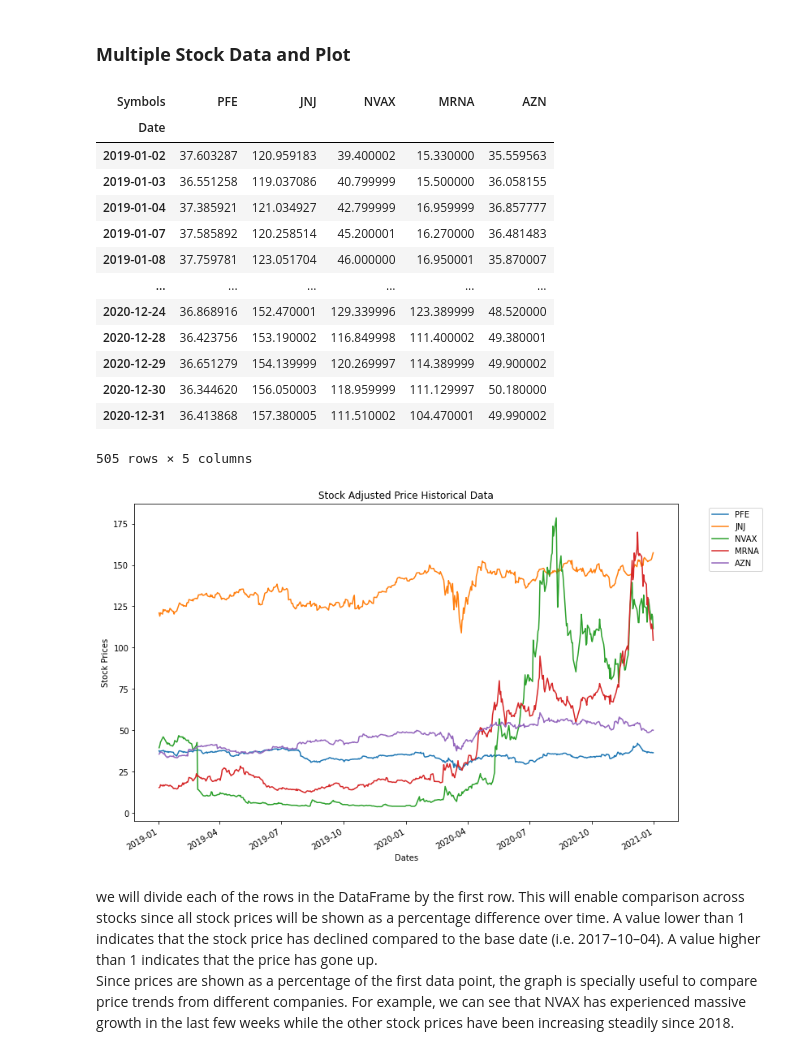
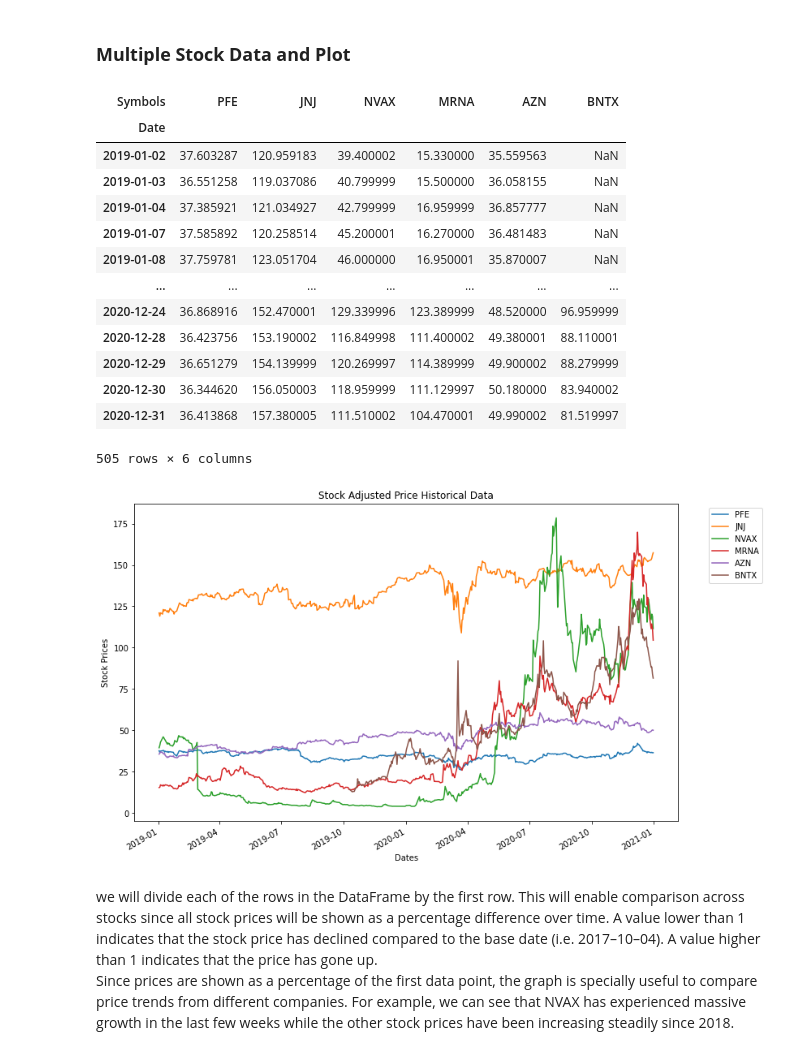
Before and after one commit to davidrtorres/Model-5-Stock-Price-Forecasting, a Jupyter notebook: Stocks_Capstone_2-1-21.ipynb, the cells around one changed output. Drawn from its saved outputs; the diff is of its cells as text; code cells hidden in the pictures.

```diff
--- a/Stocks_Capstone_2-1-21.ipynb
+++ b/Stocks_Capstone_2-1-21.ipynb
@@ -43,21 +42,21 @@ The closing price of a stock is the price of that stock at the close of the trad
 # %%
-#df_sma = single_stock_data('TSLA', plot=True, start='2019',end='2021',stock_value='Adj Close')
 def single_stock_data(symbol, start,end,plot=True,stock_value='Adj Close'):
 
     try:
 
         df = web.DataReader(symbol,'yahoo', start, end)
-        #print('Dataset consisits of {} and {}'.format(df[0].shape,df[1].shape))
-        #df_shape = df.shape
-        #print('Dataframe consists of {} rows and {} columns'.format(df.shape[0],df.shape[1]))
         df_single = pd.DataFrame(df)
+        print("Dataframe has {} rows and {} columns".format(df_single.shape[0],df_single.shape[1]))
+        print()
         print(df_single)
         if plot==True:
             plt.figure(figsize=(12,8))
+            plt.plot(df_single[stock_value])
+            label_font = {'weight':'bold','size':18}
+            plt.xlabel('Date',fontdict=label_font)
+            plt.ylabel('Close Price USD ($)',fontdict=label_font)
+            plt.title(f'Historical {stock_value} Price for {symbol}',fontdict=label_font)
                 #plot = go.Scatter(x=df.index, y=df['Adj Close'])
-            plt.plot(df_single[stock_value])
-            plt.xlabel('Date', fontsize=18)
-            plt.ylabel('Close Price USD ($)', fontsize=18)
 
         return df_single
 
@@ -118,24 +119,24 @@ def multiple_stock_data(ticker=None, start=None, end=None, plot=True, stock_valu
         print("Error occured:", e)
         #data = 'Incorrect Symbol'
 # %%
-df_1 = multiple_stock_data(ticker=[['PFE','JNJ','NVAX','MRNA','AZN']], start='2019',end='2021',plot=True, stock_value='Adj Close')
+df_1 = multiple_stock_data(ticker=[['PFE','JNJ','NVAX','MRNA','AZN','BNTX']], start='2019',end='2021',plot=True, stock_value='Adj Close')
 df_1
 # %% [output]
-| Symbols | PFE | JNJ | NVAX | MRNA | AZN |
-| Date |  |  |  |  |  |
-| 2019-01-02 | 37.603287 | 120.959183 | 39.400002 | 15.330000 | 35.559563 |
-| 2019-01-03 | 36.551258 | 119.037086 | 40.799999 | 15.500000 | 36.058155 |
-| 2019-01-04 | 37.385921 | 121.034927 | 42.799999 | 16.959999 | 36.857777 |
-| 2019-01-07 | 37.585892 | 120.258514 | 45.200001 | 16.270000 | 36.481483 |
-| 2019-01-08 | 37.759781 | 123.051704 | 46.000000 | 16.950001 | 35.870007 |
-| ... | ... | ... | ... | ... | ... |
-| 2020-12-24 | 36.868916 | 152.470001 | 129.339996 | 123.389999 | 48.520000 |
-| 2020-12-28 | 36.423756 | 153.190002 | 116.849998 | 111.400002 | 49.380001 |
-| 2020-12-29 | 36.651279 | 154.139999 | 120.269997 | 114.389999 | 49.900002 |
-| 2020-12-30 | 36.344620 | 156.050003 | 118.959999 | 111.129997 | 50.180000 |
-| 2020-12-31 | 36.413868 | 157.380005 | 111.510002 | 104.470001 | 49.990002 |
+| Symbols | PFE | JNJ | NVAX | MRNA | AZN | BNTX |
+| Date |  |  |  |  |  |  |
+| 2019-01-02 | 37.603287 | 120.959183 | 39.400002 | 15.330000 | 35.559563 | NaN |
+| 2019-01-03 | 36.551258 | 119.037086 | 40.799999 | 15.500000 | 36.058155 | NaN |
+| 2019-01-04 | 37.385921 | 121.034927 | 42.799999 | 16.959999 | 36.857777 | NaN |
+| 2019-01-07 | 37.585892 | 120.258514 | 45.200001 | 16.270000 | 36.481483 | NaN |
+| 2019-01-08 | 37.759781 | 123.051704 | 46.000000 | 16.950001 | 35.870007 | NaN |
+| ... | ... | ... | ... | ... | ... | ... |
+| 2020-12-24 | 36.868916 | 152.470001 | 129.339996 | 123.389999 | 48.520000 | 96.959999 |
+| 2020-12-28 | 36.423756 | 153.190002 | 116.849998 | 111.400002 | 49.380001 | 88.110001 |
+| 2020-12-29 | 36.651279 | 154.139999 | 120.269997 | 114.389999 | 49.900002 | 88.279999 |
+| 2020-12-30 | 36.344620 | 156.050003 | 118.959999 | 111.129997 | 50.180000 | 83.940002 |
+| 2020-12-31 | 36.413868 | 157.380005 | 111.510002 | 104.470001 | 49.990002 | 81.519997 |
-505 rows × 5 columns
+505 rows × 6 columns
-[figure, old version]
+[figure, new version]
 # %% [markdown]
 we will divide each of the rows in the DataFrame by the first row. This will enable comparison across stocks since all stock prices will be shown as a percentage difference over time. A value lower than 1 indicates that the stock price has declined compared to the base date (i.e. 2017–10–04). A value higher than 1 indicates that the price has gone up.<br>
 Since prices are shown as a percentage of the first data point, the graph is specially useful to compare price trends from different companies. For example, we can see that NVAX has experienced massive growth in the last few weeks while the other stock prices have been increasing steadily since 2018.
```
Also changed, not shown: parts of 9 cells of this notebook, 1 other file.
